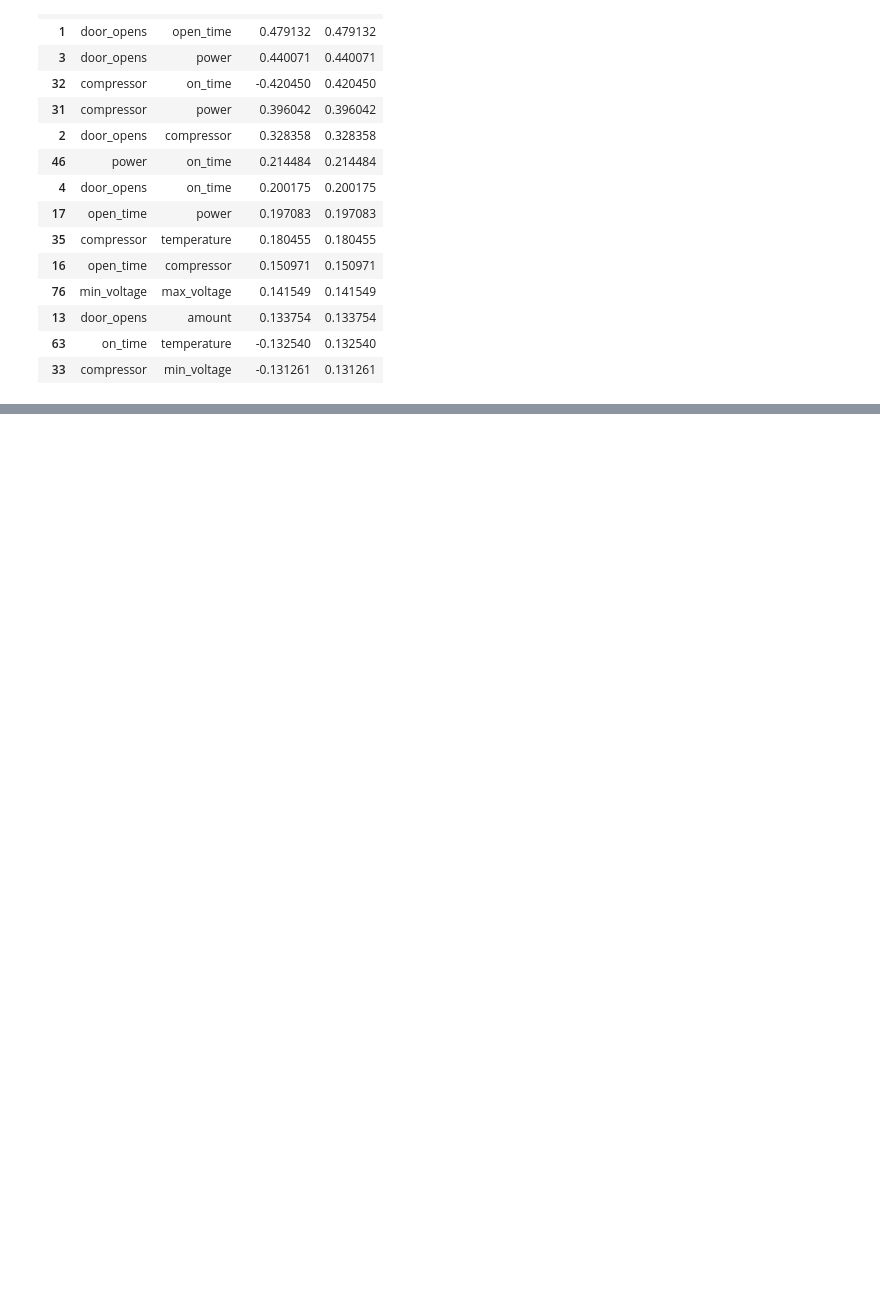
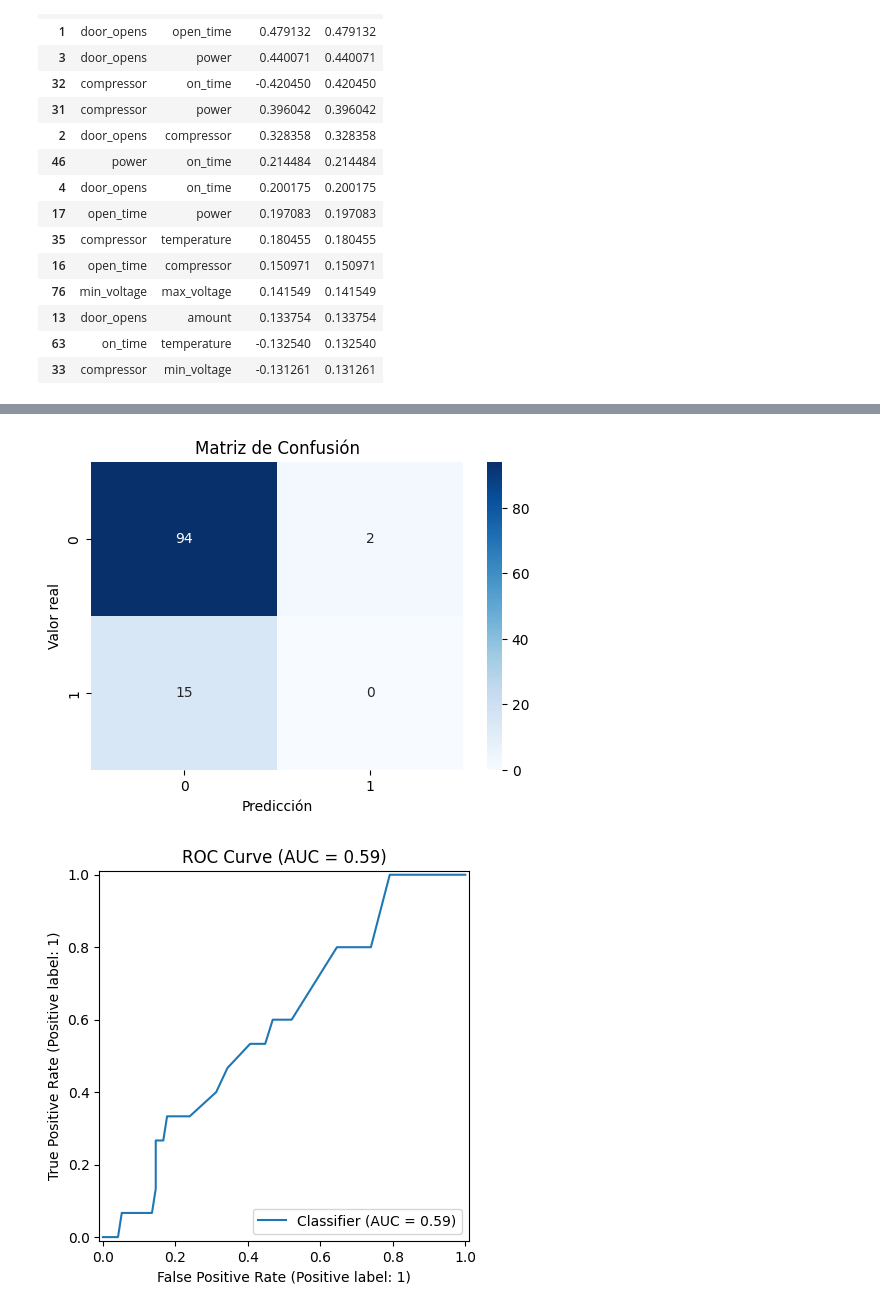
Before and after one commit to Isa2604/PowerUp, a Jupyter notebook: Dataset _ Coolers AC/Dataset _ Coolers AC/Data_coolers.ipynb, the cells around one changed output, grey strips where cells are left out. Cells and saved outputs as stored; diff of their text form; code cells hidden in the pictures; blank space fills up the shorter version.

```diff
--- a/Dataset _ Coolers AC/Dataset _ Coolers AC/Data_coolers.ipynb
+++ b/Dataset _ Coolers AC/Dataset _ Coolers AC/Data_coolers.ipynb
@@ -314,0 +367,73 @@ F1 promedio con validación cruzada: 0.005247445873943117
+# %%
+import pandas as pd
+import numpy as np
+from sklearn.model_selection import train_test_split
+from sklearn.ensemble import RandomForestClassifier
+from sklearn.utils import resample
+from sklearn.metrics import classification_report, confusion_matrix, roc_auc_score, RocCurveDisplay
+import matplotlib.pyplot as plt
+import seaborn as sns
+
+# Supongamos que ya tenemos X e y preparados (df con 'Warning' como target)
+# Simulamos un dataset de ejemplo representativo del usuario:
+np.random.seed(42)
+n_samples = 300_000
+X_mock = pd.DataFrame({
+    'feature1': np.random.randn(n_samples),
+    'feature2': np.random.rand(n_samples) * 100,
+    'feature3': np.random.normal(5, 2, n_samples)
+})
+# Solo 53 warnings
+y_mock = pd.Series([1]*53 + [0]*(n_samples - 53), name='Warning')
+X_mock['Warning'] = y_mock
+df_bal = X_mock.copy()
+
+# Separar clases
+df_class_0 = df_bal[df_bal['Warning'] == 0]
+df_class_1 = df_bal[df_bal['Warning'] == 1]
+
+# Submuestreo de clase 0
+df_class_0_down = resample(df_class_0,
+                           replace=False,
+                           n_samples=500,
+                           random_state=42)
+
+# Combinar
+df_balanced = pd.concat([df_class_0_down, df_class_1])
+X_balanced = df_balanced.drop('Warning', axis=1)
+y_balanced = df_balanced['Warning']
+
+# Dividir datos
+X_train, X_test, y_train, y_test = train_test_split(X_balanced, y_balanced, test_size=0.2, random_state=42)
+
+# Modelo
+model = RandomForestClassifier(class_weight='balanced', random_state=42)
+model.fit(X_train, y_train)
+
+# Predicciones
+y_pred = model.predict(X_test)
+y_proba = model.predict_proba(X_test)[:, 1]
+
+# Reporte y matriz de confusión
+report = classification_report(y_test, y_pred, output_dict=True)
+conf_matrix = confusion_matrix(y_test, y_pred)
+
+# AUC
+auc_score = roc_auc_score(y_test, y_proba)
+
+# Visualizaciones
+plt.figure(figsize=(6, 4))
+sns.heatmap(conf_matrix, annot=True, fmt='d', cmap='Blues', xticklabels=[0, 1], yticklabels=[0, 1])
+plt.title('Matriz de Confusión')
+plt.xlabel('Predicción')
+plt.ylabel('Valor real')
+plt.show()
+
+RocCurveDisplay.from_predictions(y_test, y_proba)
+plt.title(f"ROC Curve (AUC = {auc_score:.2f})")
+plt.show()
+
+report, auc_score
+# %% [output]
+[figure, added]
+[figure, added]
```
Also changed, not shown: parts of 6 cells of this notebook.
